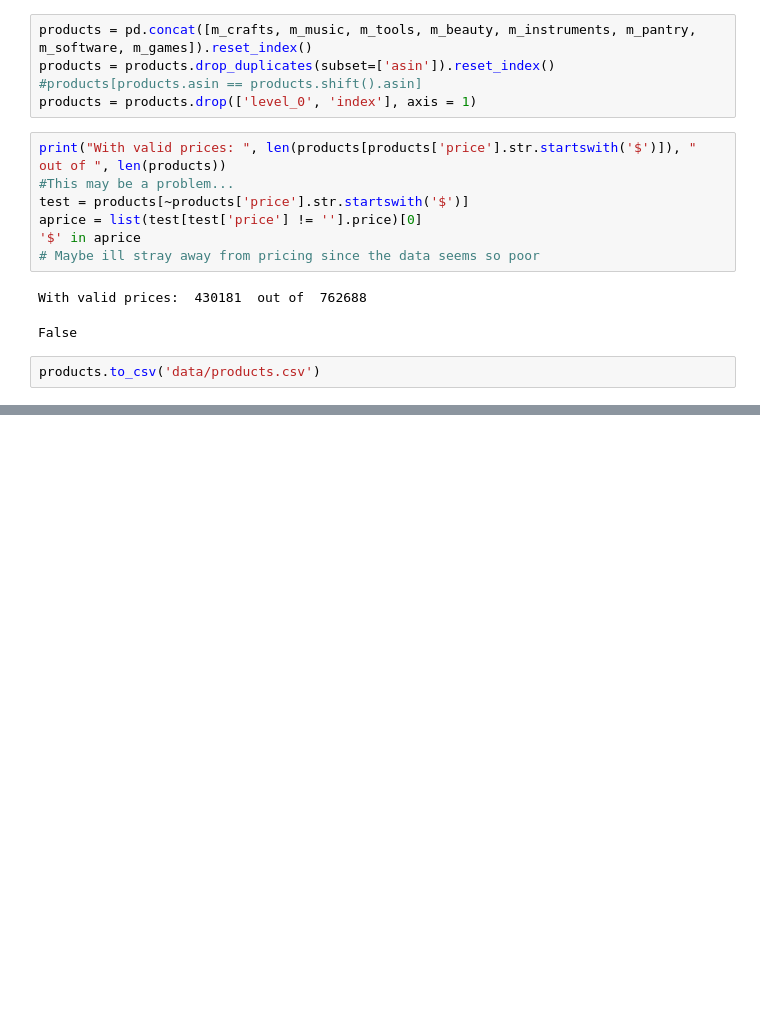
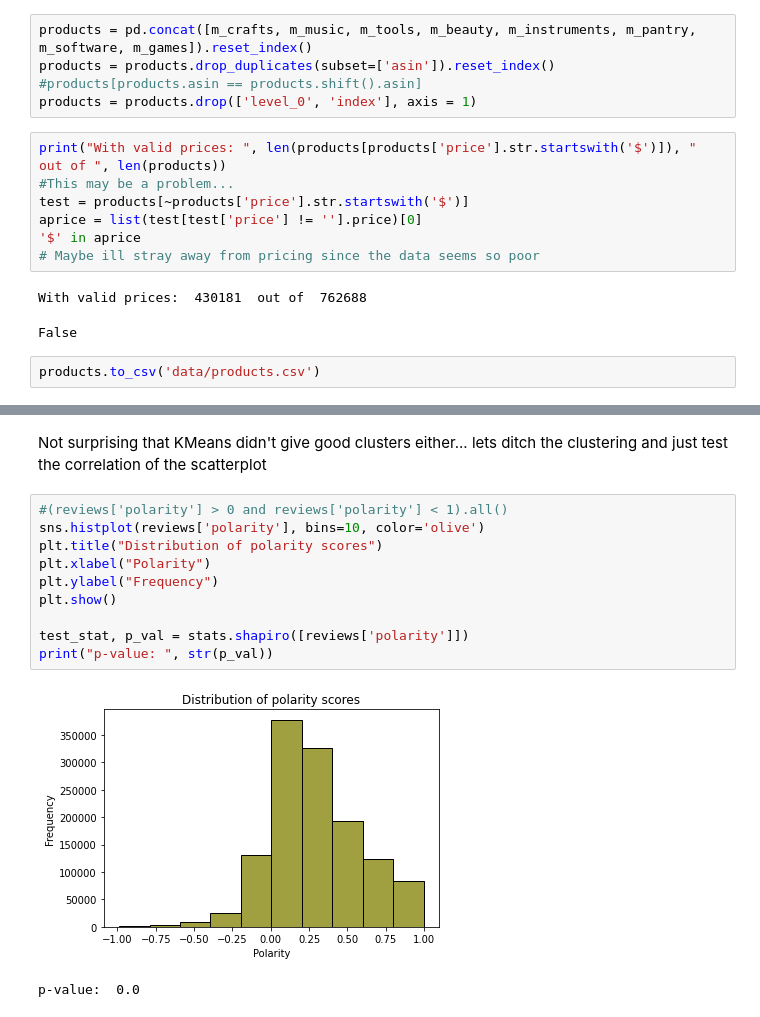
Before and after one commit to copl68/Cisc367Final, a Jupyter notebook: messy.ipynb, the cells around one changed output, grey strips where cells are left out. Drawn from its saved outputs; the diff is of its cells as text; blank space fills up the shorter version.

```diff
--- a/messy.ipynb
+++ b/messy.ipynb
@@ -160,0 +461,15 @@ products.to_csv('data/products.csv')
+# %% [markdown]
+Not surprising that KMeans didn't give good clusters either... lets ditch the clustering and just test the correlation of the scatterplot
+# %%
+#(reviews['polarity'] > 0 and reviews['polarity'] < 1).all()
+sns.histplot(reviews['polarity'], bins=10, color='olive')
+plt.title("Distribution of polarity scores")
+plt.xlabel("Polarity")
+plt.ylabel("Frequency")
+plt.show()
+
+test_stat, p_val = stats.shapiro([reviews['polarity']])
+print("p-value: ", str(p_val))
+# %% [output]
+[figure, added]
+p-value:  0.0
```
Also changed, not shown: parts of 71 cells of this notebook, 1 other file.
